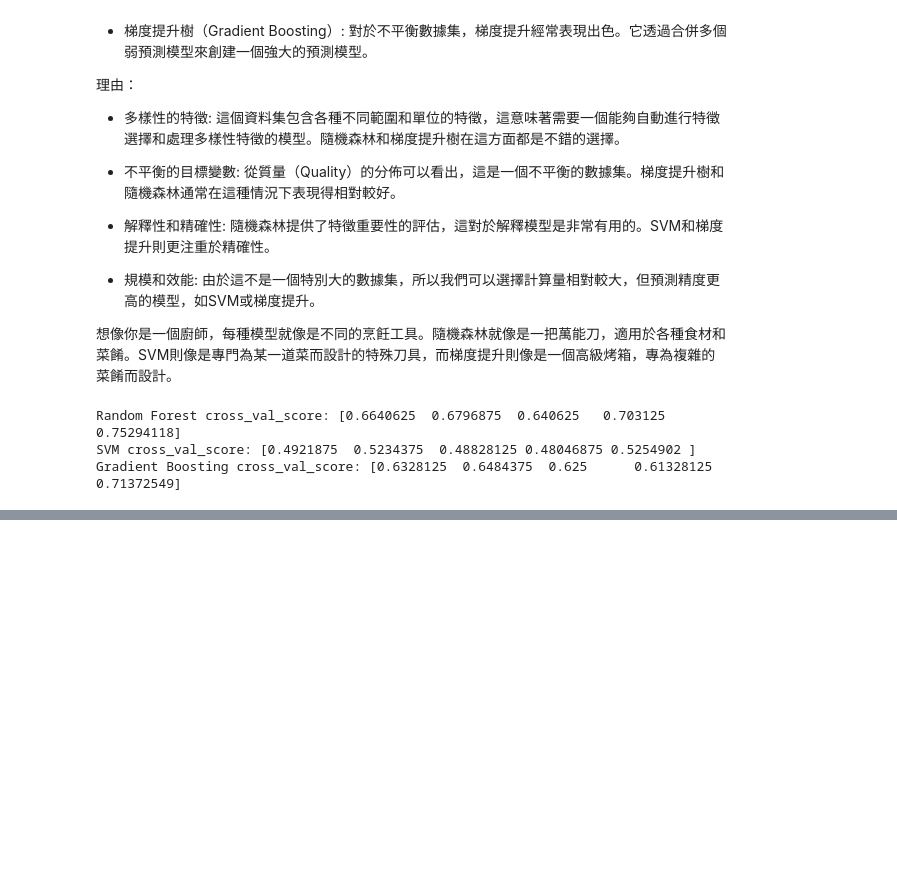
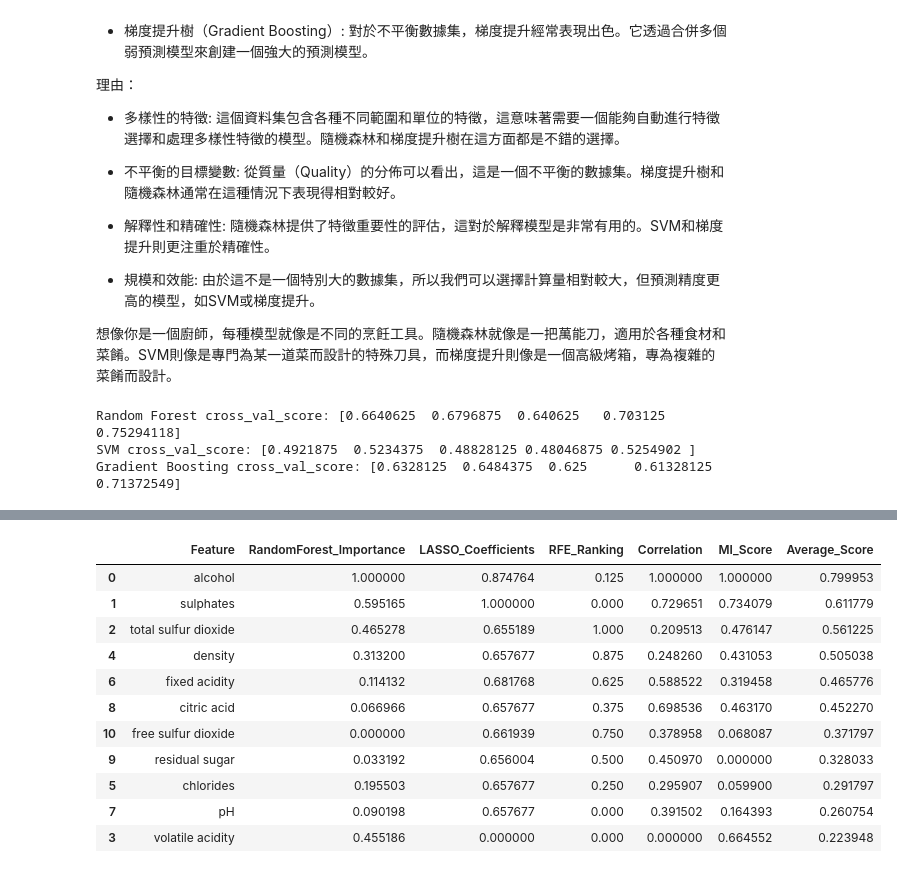
Before and after one commit to bomb1000/Prediction-of-quality-of-Wine, a Jupyter notebook: 專題實作_紅酒品質預測.ipynb, the cells around one changed output, grey strips where cells are left out. Saved outputs shown, nothing was run; the diff lists cells and outputs as text; code cells hidden in the pictures; blank space fills up the shorter version.

```diff
--- a/專題實作_紅酒品質預測.ipynb
+++ b/專題實作_紅酒品質預測.ipynb
@@ -237,0 +392,5 @@ Gradient Boosting cross_val_score: [0.6328125  0.6484375  0.625      0.61328125
+# %%
+df_corr = correlation_matrix['quality'].to_frame().rename(columns={'quality': 'Feature'})
+df_corr = df_corr.reset_index()
+df_corr.columns = ['Feature', 'Correlation']
+df_corr
@@ -237,0 +411,5 @@ Gradient Boosting cross_val_score: [0.6328125  0.6484375  0.625      0.61328125
+# %%
+df_feature_selection = feature_selection_df.copy()
+df_feature_selection = pd.merge(feature_selection_df, df_corr, how='inner')
+df_feature_selection = pd.merge(df_feature_selection, mi_scores_df, how='inner')
+df_feature_selection
@@ -237,0 +478,27 @@ Gradient Boosting cross_val_score: [0.6328125  0.6484375  0.625      0.61328125
+# %%
+from sklearn.preprocessing import MinMaxScaler
+# Normalize the values of each feature importance metric to the same scale (0 to 1)
+scaler = MinMaxScaler()
+feature_df_scaled = df_feature_selection.copy()
+feature_df_scaled.iloc[:, 1:] = scaler.fit_transform(df_feature_selection.iloc[:, 1:])
+
+# Calculate the average score for each feature
+feature_df_scaled['Average_Score'] = feature_df_scaled.iloc[:, 1:].mean(axis=1)
+
+# Sort features by average score
+feature_df_scaled = feature_df_scaled.sort_values(by='Average_Score', ascending=False)
+
+feature_df_scaled
+# %% [output]
+|  | Feature | RandomForest_Importance | LASSO_Coefficients | RFE_Ranking | Correlation | MI_Score | Average_Score |
+| 0 | alcohol | 1.000000 | 0.874764 | 0.125 | 1.000000 | 1.000000 | 0.799953 |
+| 1 | sulphates | 0.595165 | 1.000000 | 0.000 | 0.729651 | 0.734079 | 0.611779 |
+| 2 | total sulfur dioxide | 0.465278 | 0.655189 | 1.000 | 0.209513 | 0.476147 | 0.561225 |
+| 4 | density | 0.313200 | 0.657677 | 0.875 | 0.248260 | 0.431053 | 0.505038 |
+| 6 | fixed acidity | 0.114132 | 0.681768 | 0.625 | 0.588522 | 0.319458 | 0.465776 |
+| 8 | citric acid | 0.066966 | 0.657677 | 0.375 | 0.698536 | 0.463170 | 0.452270 |
+| 10 | free sulfur dioxide | 0.000000 | 0.661939 | 0.750 | 0.378958 | 0.068087 | 0.371797 |
+| 9 | residual sugar | 0.033192 | 0.656004 | 0.500 | 0.450970 | 0.000000 | 0.328033 |
+| 5 | chlorides | 0.195503 | 0.657677 | 0.250 | 0.295907 | 0.059900 | 0.291797 |
+| 7 | pH | 0.090198 | 0.657677 | 0.000 | 0.391502 | 0.164393 | 0.260754 |
+| 3 | volatile acidity | 0.455186 | 0.000000 | 0.000 | 0.000000 | 0.664552 | 0.223948 |
```
Also changed, not shown: parts of 27 cells of this notebook.
